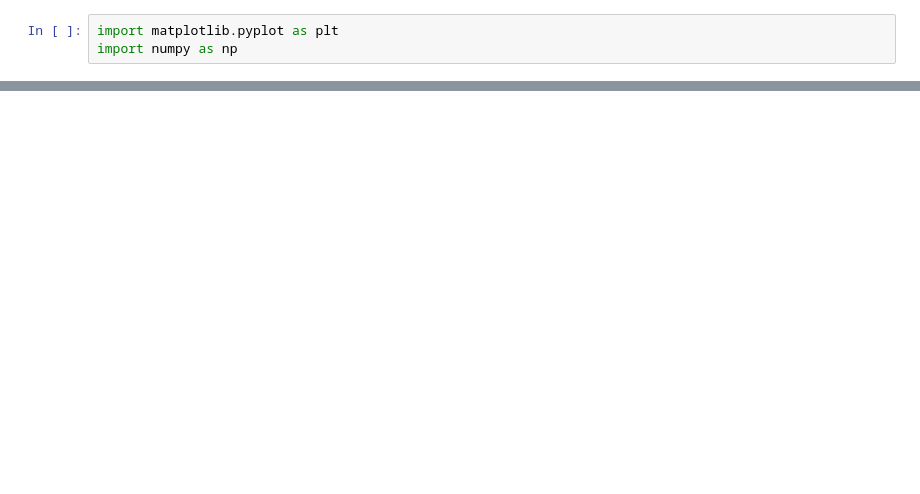
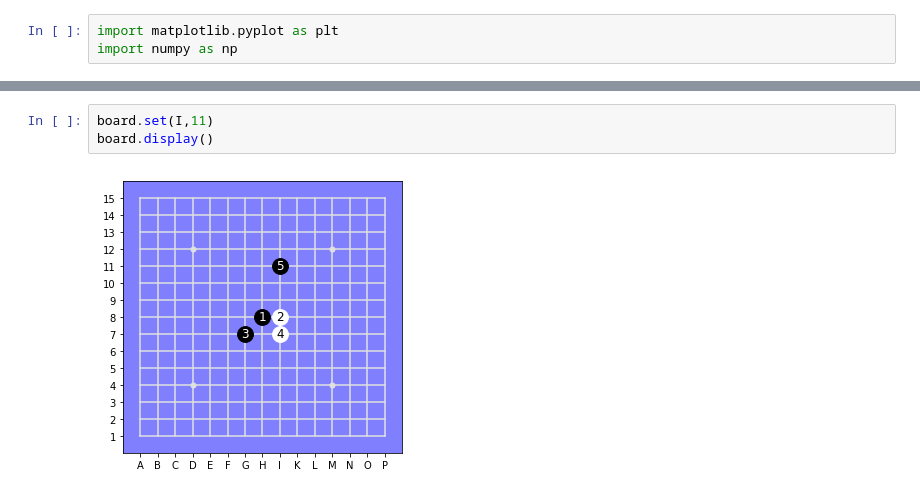
Before and after one commit to Project-Ellie/tutorials, a Jupyter notebook: other_stuff/GoMoku.ipynb, the cells around one changed output, grey strips where cells are left out. Drawn from its saved outputs; the diff is of its cells as text; blank space fills up the shorter version.

```diff
--- a/other_stuff/GoMoku.ipynb
+++ b/other_stuff/GoMoku.ipynb
@@ -43,0 +208,5 @@ board.display();
+# %%
+board.set(I,11)
+board.display()
+# %% [output]
+[figure, added]
```
Also changed, not shown: parts of 17 cells of this notebook.
